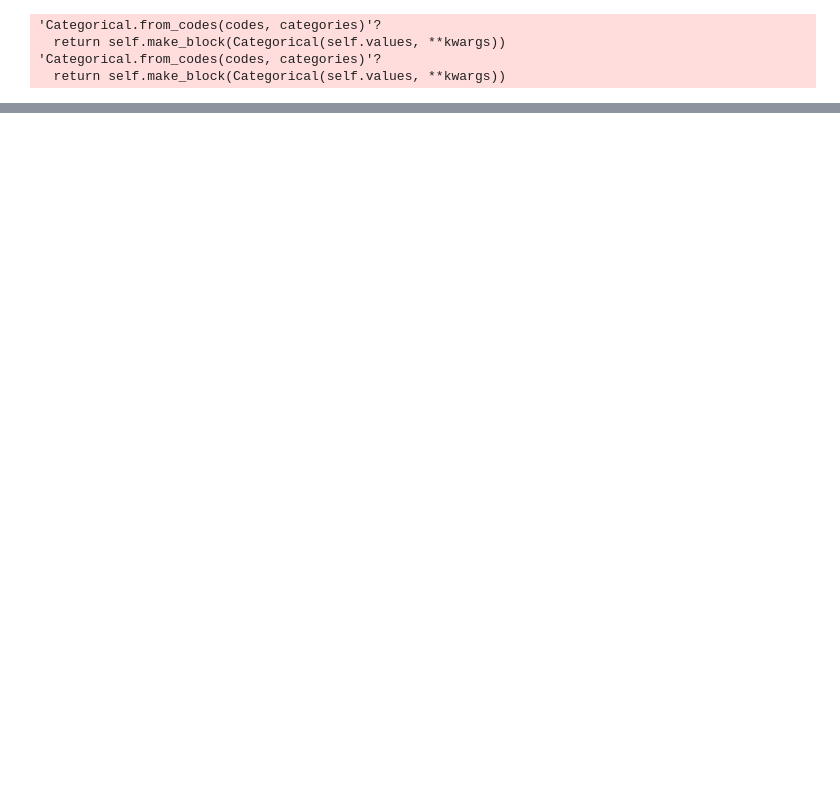
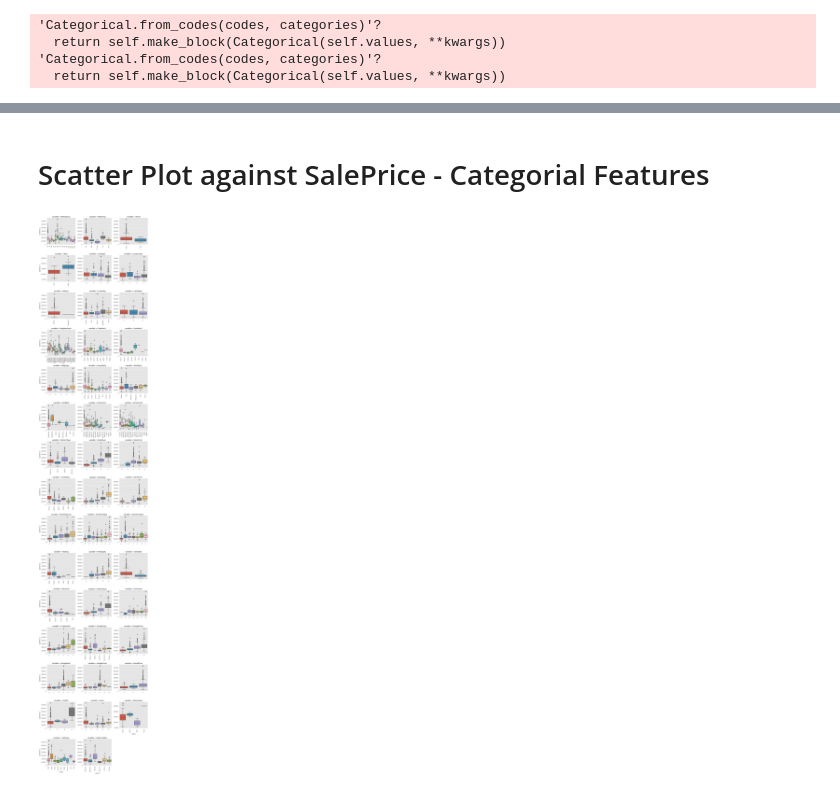
Before and after one commit to deanjgoldman/housing-ml, a Jupyter notebook: msun_house_price_kaggle.ipynb, the cells around one changed output, grey strips where cells are left out. Drawn from its saved outputs; the diff is of its cells as text; code cells hidden in the pictures; blank space fills up the shorter version.

```diff
--- a/msun_house_price_kaggle.ipynb
+++ b/msun_house_price_kaggle.ipynb
@@ -132,0 +349,6 @@ train[train.select_dtypes(['object']).columns] = train.select_dtypes(['object'])
+# %% [markdown]
+# Scatter Plot against SalePrice - Categorial Features
+# %%
+house.category_feature_grid_plot()
+# %% [output]
+[figure, added]
```
Also changed, not shown: parts of 53 cells of this notebook.
